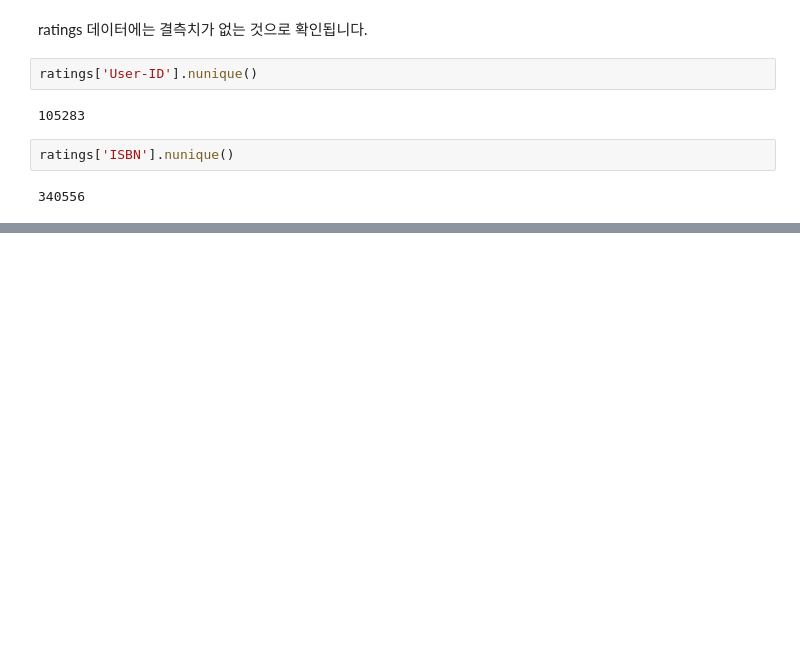
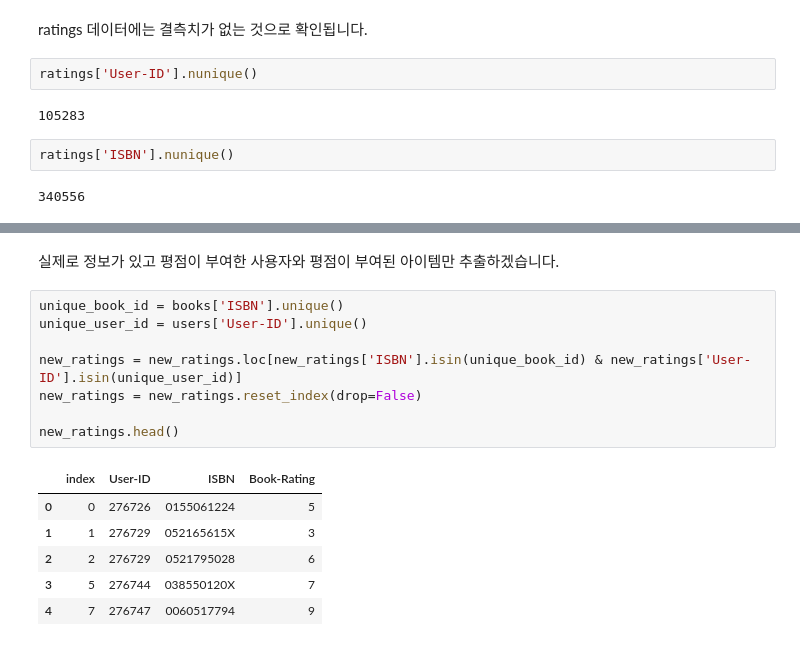
Before and after one commit to HwangHanJae/Book-Recommendation, a Jupyter notebook: EDA.ipynb, the cells around one changed output, grey strips where cells are left out. Saved outputs shown, nothing was run; the diff lists cells and outputs as text; blank space fills up the shorter version.

```diff
--- a/EDA.ipynb
+++ b/EDA.ipynb
@@ -165,0 +125,17 @@ user_ratings_merge_df.merge(books, left_on = 'ISBN', right_on = 'ISBN')
+# %% [markdown]
+실제로 정보가 있고 평점이 부여한 사용자와 평점이 부여된 아이템만 추출하겠습니다.
+# %%
+unique_book_id = books['ISBN'].unique()
+unique_user_id = users['User-ID'].unique()
+
+new_ratings = new_ratings.loc[new_ratings['ISBN'].isin(unique_book_id) & new_ratings['User-ID'].isin(unique_user_id)]
+new_ratings = new_ratings.reset_index(drop=False)
+
+new_ratings.head()
+# %% [output]
+|  | index | User-ID | ISBN | Book-Rating |
+| 0 | 0 | 276726 | 0155061224 | 5 |
+| 1 | 1 | 276729 | 052165615X | 3 |
+| 2 | 2 | 276729 | 0521795028 | 6 |
+| 3 | 5 | 276744 | 038550120X | 7 |
+| 4 | 7 | 276747 | 0060517794 | 9 |
```
Also changed, not shown: parts of 19 cells of this notebook.
